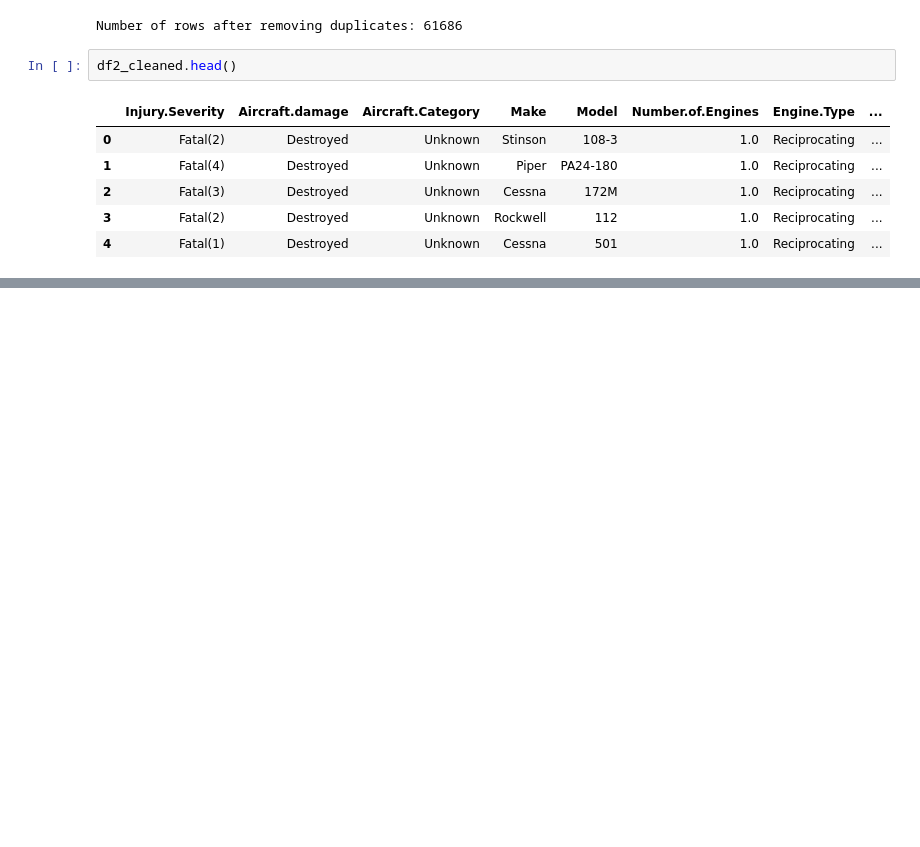
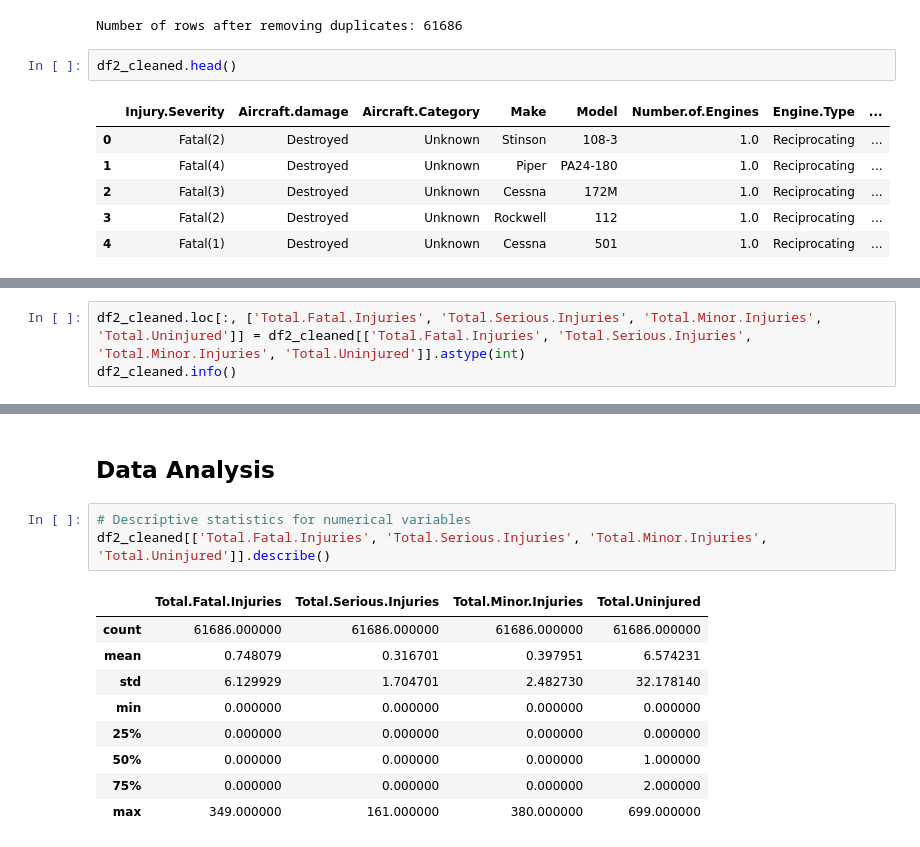
Before and after one commit to IdrisFallout/AviationResearch, a Jupyter notebook: index.ipynb, the cells around one changed output, grey strips where cells are left out. Saved outputs shown, nothing was run; the diff lists cells and outputs as text; blank space fills up the shorter version.

Commit message:
Data Analysis

```diff
--- a/index.ipynb
+++ b/index.ipynb
@@ -252,0 +281,3 @@ df2_cleaned.head()
+# %%
+df2_cleaned.loc[:, ['Total.Fatal.Injuries', 'Total.Serious.Injuries', 'Total.Minor.Injuries', 'Total.Uninjured']] = df2_cleaned[['Total.Fatal.Injuries', 'Total.Serious.Injuries', 'Total.Minor.Injuries', 'Total.Uninjured']].astype(int)
+df2_cleaned.info()
@@ -252,0 +305,15 @@ df2_cleaned.head()
+# %% [markdown]
+## Data Analysis
+# %%
+# Descriptive statistics for numerical variables
+df2_cleaned[['Total.Fatal.Injuries', 'Total.Serious.Injuries', 'Total.Minor.Injuries', 'Total.Uninjured']].describe()
+# %% [output]
+|  | Total.Fatal.Injuries | Total.Serious.Injuries | Total.Minor.Injuries | Total.Uninjured |
+| count | 61686.000000 | 61686.000000 | 61686.000000 | 61686.000000 |
+| mean | 0.748079 | 0.316701 | 0.397951 | 6.574231 |
+| std | 6.129929 | 1.704701 | 2.482730 | 32.178140 |
+| min | 0.000000 | 0.000000 | 0.000000 | 0.000000 |
+| 25% | 0.000000 | 0.000000 | 0.000000 | 0.000000 |
+| 50% | 0.000000 | 0.000000 | 0.000000 | 1.000000 |
+| 75% | 0.000000 | 0.000000 | 0.000000 | 2.000000 |
+| max | 349.000000 | 161.000000 | 380.000000 | 699.000000 |
```
Also changed, not shown: parts of 5 cells of this notebook.
